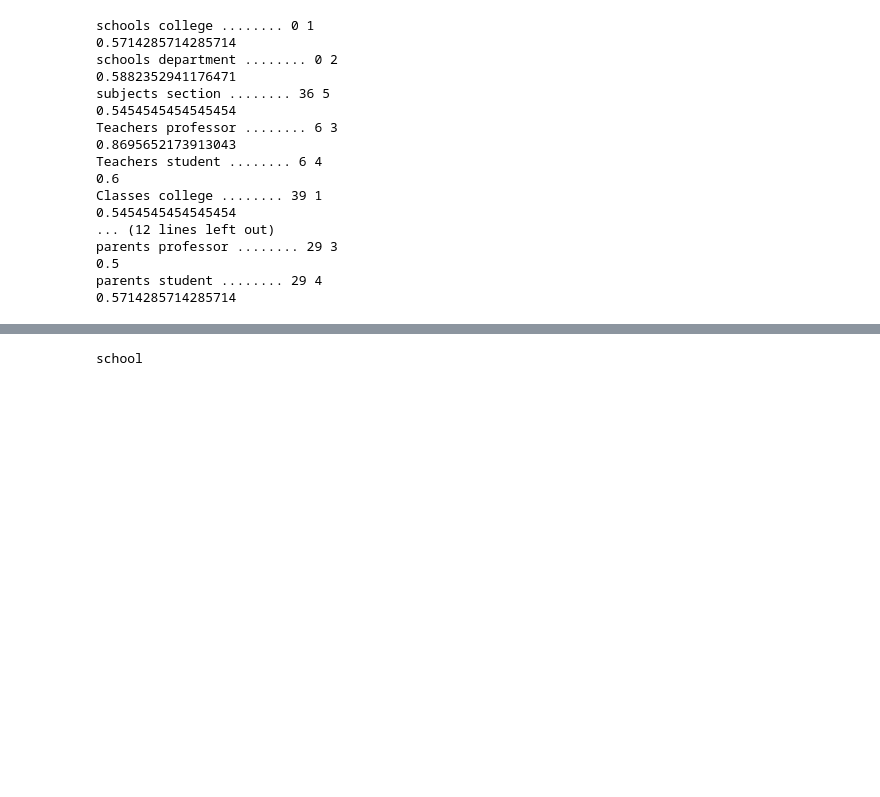
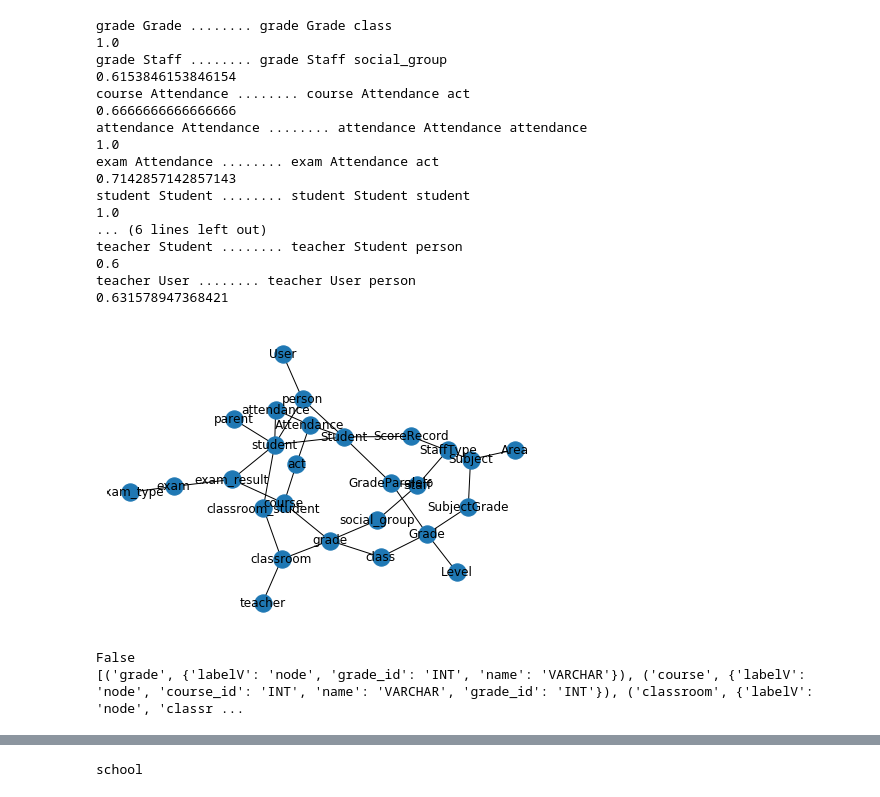
Before and after one commit to singh-priyank/KG, a Jupyter notebook: Untitled.ipynb, the cells around one changed output, grey strips where cells are left out. Cells and saved outputs as stored; diff of their text form; code cells hidden in the pictures; blank space fills up the shorter version.

```diff
--- a/Untitled.ipynb
+++ b/Untitled.ipynb
@@ -78,52 +73,74 @@ for node in G2.nodes(data=True):
 # %%
 from nltk.corpus import wordnet
 
 # Function to predict edges
-def predict_edge(G,G1,G2):
+def join_graphs(graph1, graph2):
+    G = nx.compose(graph1,graph2)
+#     bridgeVet = Vertex(G)
+#     bridgeEd = Edge(G)
 
-    g1 = [node for node in G1.nodes(data=True)]
-    g2 = [node for node in G2.nodes(data=True)]
-
+    g1 = [node for node in graph1.nodes(data=True)]
+    g2 = [node for node in graph2.nodes(data=True)]
 
     for s in g1:
-        cb = wordnet.synsets(s[1]['labelV'])
+        cb = wordnet.synsets(s[0])
         if len(cb)==0:
             continue
         cb = cb[0]
+
         for e in g2:
-            ib = wordnet.synsets(e[1]['labelV'])
+            ib = wordnet.synsets(e[0])
             if len(ib)==0:
                 continue
             ib = ib[0]
             #print(s[1]['labelV'],e[1]['labelV'],ib.wup_similarity(cb))
-            # Condition if similarity is more than 50% and path is already not there
+
+            # Condition if similarity is more than 50%
             if ib.wup_similarity(cb)>=0.5:
-                G.add_edge(s[0],e[0])
+                #print('wn',wordnet.synsets(cb))
+                bridgess = cb.lowest_common_hypernyms(ib)
+                #print(bridgess)
+                lemma = bridgess[0].lemmas()
+                if G.has_node(lemma[0].name()):
+                    G.add_edge(e[0],lemma[0].name())
+                else:
+                    G.add_nodes_from([(lemma[0].name(),{"labelB":'bridge'}),])
+                    G.add_edge(s[0],lemma[0].name())
+                    G.add_edge(e[0],lemma[0].name())
+
                 tt='........'
-                print(s[1]['labelV'],e[1]['labelV'],tt,s[0],e[0])
+                print(s[0],e[0],tt,s[0],e[0],lemma[0].name())
                 print(ib.wup_similarity(cb))
+    return G
 
 if __name__=="__main__":
     #predict_edge(G2)
     #predict_edge(G1)
     # Merging both the graphs
     F = nx.compose(G2,G1)
-    predict_edge(F,G1,G2)
+    G = join_graphs(G1,G2)
+    nx.draw(G,with_labels=True)
+    plt.show()
+    print(G.has_node('writing'))
+    print(G.nodes(data=True))
 # %% [output]
-schools college ........ 0 1
-0.5714285714285714
-schools department ........ 0 2
-0.5882352941176471
-subjects section ........ 36 5
-0.5454545454545454
-Teachers professor ........ 6 3
-0.8695652173913043
-Teachers student ........ 6 4
+grade Grade ........ grade Grade class
+1.0
+grade Staff ........ grade Staff social_group
+0.6153846153846154
+course Attendance ........ course Attendance act
+0.6666666666666666
+attendance Attendance ........ attendance Attendance attendance
+1.0
+exam Attendance ........ exam Attendance act
+0.7142857142857143
+student Student ........ student Student student
+1.0
+... (6 lines left out)
+teacher Student ........ teacher Student person
 0.6
-Classes college ........ 39 1
-0.5454545454545454
-... (12 lines left out)
-parents professor ........ 29 3
-0.5
-parents student ........ 29 4
-0.5714285714285714
+teacher User ........ teacher User person
+0.631578947368421
+[figure, added]
+False
+[('grade', {'labelV': 'node', 'grade_id': 'INT', 'name': 'VARCHAR'}), ('course', {'labelV': 'node', 'course_id': 'INT', 'name': 'VARCHAR', 'grade_id': 'INT'}), ('classroom', {'labelV': 'node', 'classr ...
```
Also changed, not shown: parts of 11 cells of this notebook.
